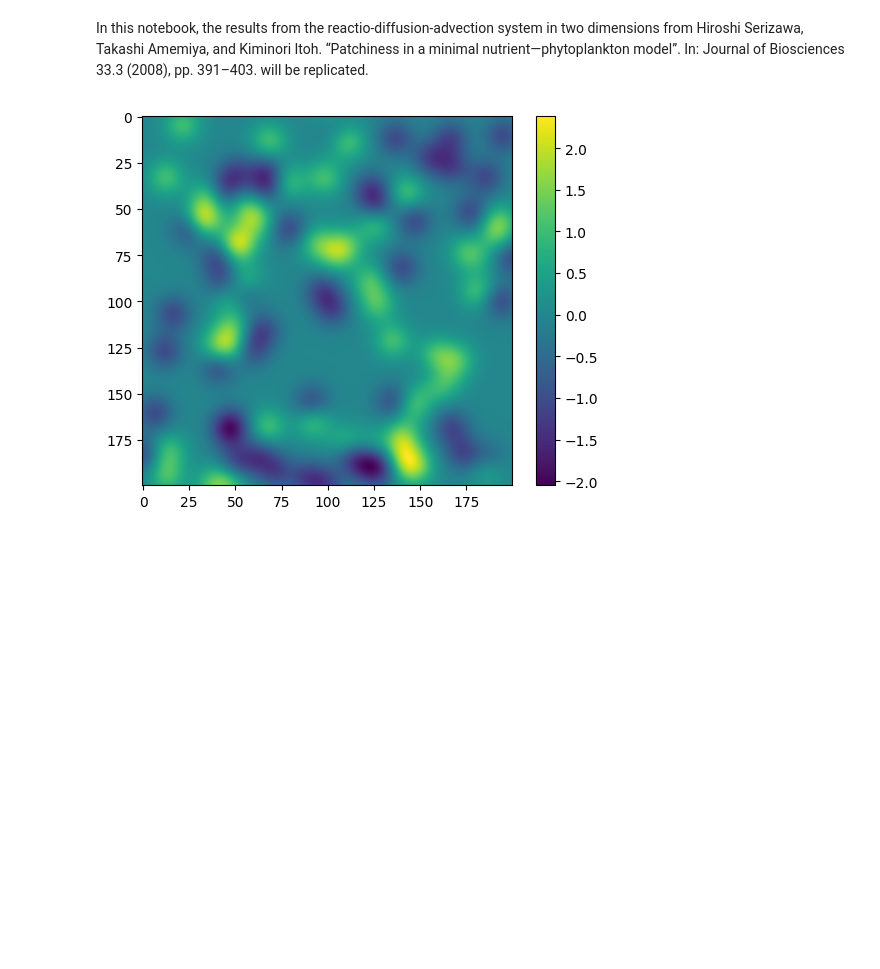
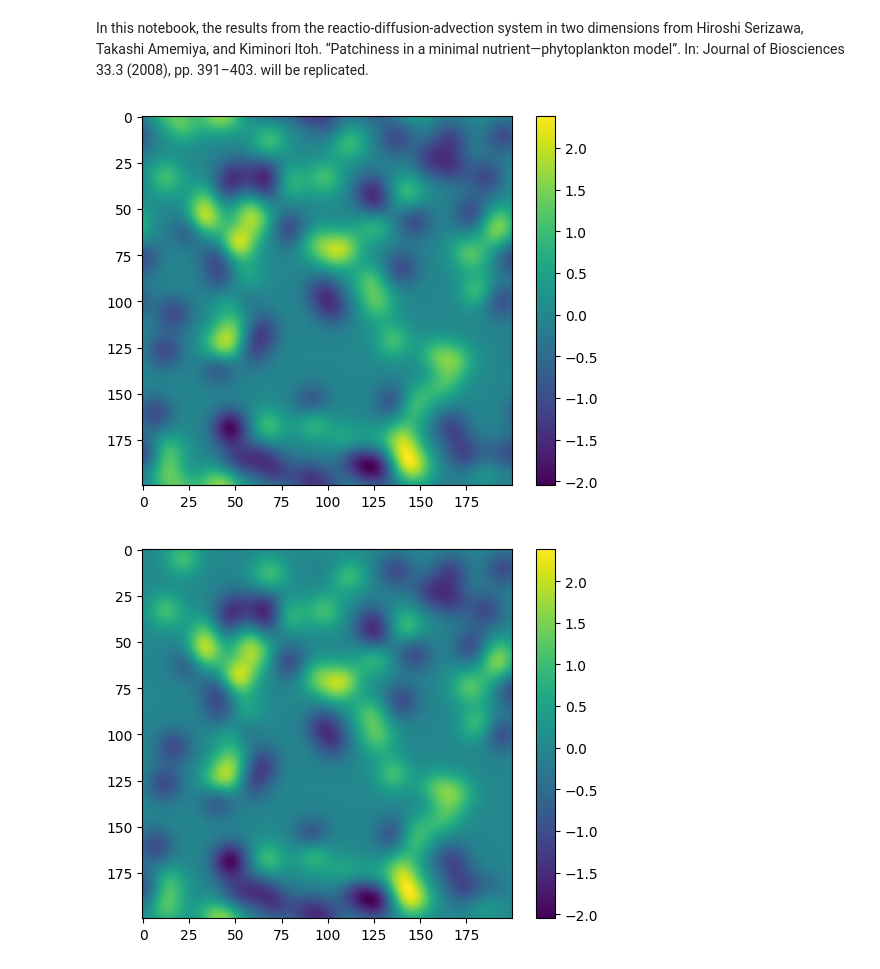
Before and after one commit to AlonsoFernandezVM/Pattern-formation-in-a-phytoplankton-population-based-on-stochastic-models-of-the-ocean-turbulence, a Jupyter notebook: notebooks/result_replication_2d.ipynb, the cells around one changed output. Cells and saved outputs as stored; diff of their text form; code cells hidden in the pictures; blank space fills up the shorter version.

Commit message:
New stream function with periodic boundary conditions

```diff
--- a/notebooks/result_replication_2d.ipynb
+++ b/notebooks/result_replication_2d.ipynb
@@ -106,6 +106,32 @@ def prev_stream(X, Y, x_centres, y_centres, r_0, s, sigma):
     phi *= s
 
     return phi
+# %%
+def stream(X, Y, x_centres, y_centres, r_0, nu_max, sigma):
+
+    # Add centres to an extended domain (for periodic boundary conditions)
+    x_centres_ext = np.concatenate((x_centres, x_centres + 2 * L, x_centres - 2 * L))
+    y_centres_ext = np.concatenate((y_centres, y_centres + 2 * L, y_centres - 2 * L))
+
+    x_centres_ext = np.concatenate((x_centres_ext, x_centres + 2 * L, x_centres - 2 * L))
+    y_centres_ext = np.concatenate((y_centres_ext, y_centres, y_centres))
+
+    x_centres_ext = np.concatenate((x_centres_ext, x_centres + 2 * L, x_centres - 2 * L))
+    y_centres_ext = np.concatenate((y_centres_ext, y_centres - 2 * L, y_centres + 2 * L))
+
+    x_centres_ext = np.concatenate((x_centres_ext, x_centres, x_centres))
+    y_centres_ext = np.concatenate((y_centres_ext, y_centres + 2 * L, y_centres - 2 * L))
+
+    sigma_ext = np.concatenate([sigma for _ in range(9)])
+
+    phi = np.zeros_like(X)
+    n_eddies = x_centres.size
+
+    for k in range(n_eddies * 9):
+
+        phi += sigma_ext[k] * np.exp(-((X - x_centres_ext[k])**2 + (Y - y_centres_ext[k])**2) / r_0**2)
+
+    return phi
 # %%
 # Set 1
 n_0 = 5
@@ -138,8 +164,14 @@ y = np.arange(2*L)
 
 X, Y = np.meshgrid(x, y)
 # %%
-#vel = stream(X, Y, x_centres, y_centres, r_0, s, sigma)
+vel = stream(X, Y, x_centres, y_centres, r_0, s, sigma)
 prev_vel = prev_stream(X, Y, x_centres, y_centres, r_0, s, sigma)
+# %%
+plt.imshow(vel)
+plt.colorbar()
+plt.show()
+# %% [output]
+[figure, added]
 # %%
 plt.imshow(prev_vel)
 plt.colorbar()
```
Also changed, not shown: parts of 2 cells of this notebook.
